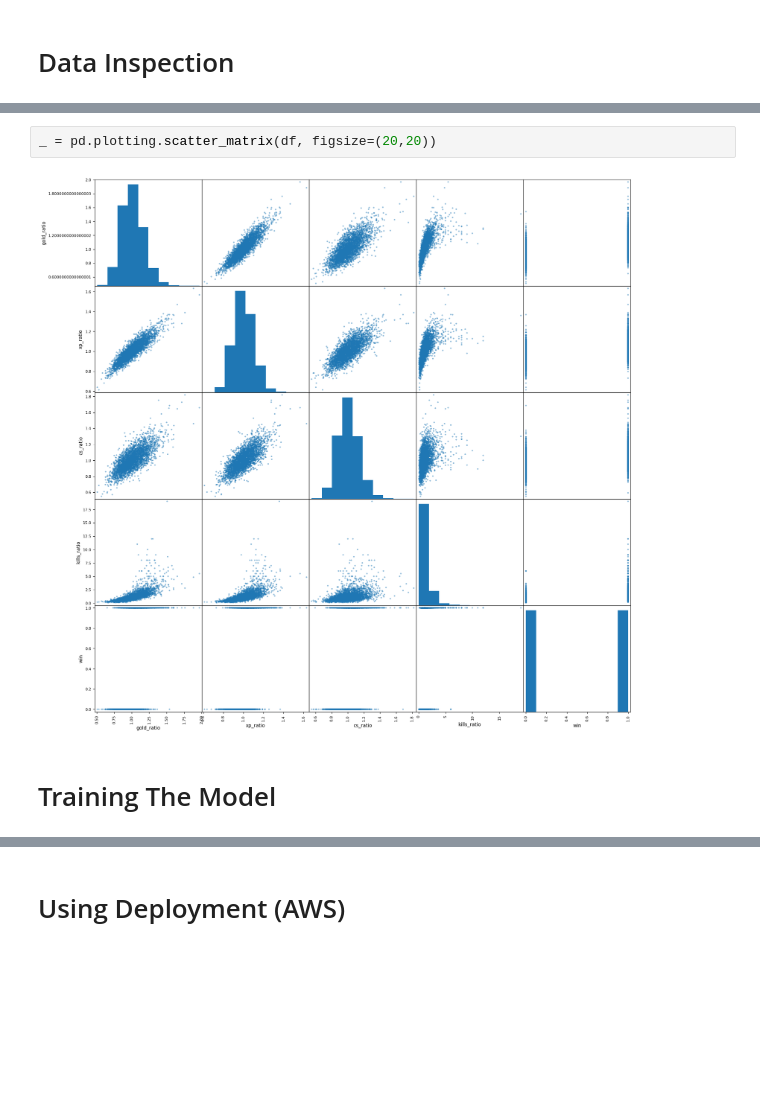
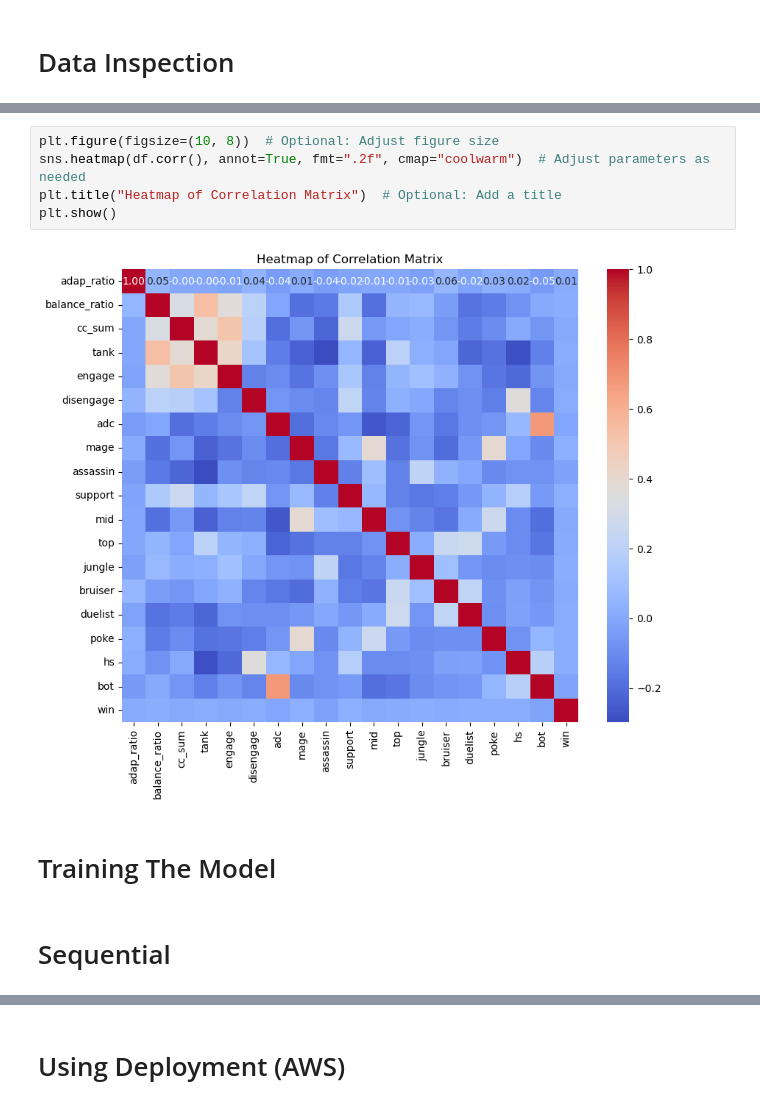
Before and after one commit to mensunw/Game_Outcome_Predictor, a Jupyter notebook: model/main.ipynb, the cells around one changed output, grey strips where cells are left out. Cells and saved outputs as stored; diff of their text form; blank space fills up the shorter version.

```diff
--- a/model/main.ipynb
+++ b/model/main.ipynb
@@ -209,9 +214,14 @@ df.describe()
 # %%
-_ = pd.plotting.scatter_matrix(df, figsize=(20,20))
+plt.figure(figsize=(10, 8))  # Optional: Adjust figure size
+sns.heatmap(df.corr(), annot=True, fmt=".2f", cmap="coolwarm")  # Adjust parameters as needed
+plt.title("Heatmap of Correlation Matrix")  # Optional: Add a title
+plt.show()
 # %% [output]
-[figure, old version]
+[figure, new version]
 # %% [markdown]
 # Training The Model
+# %% [markdown]
+# Sequential
 # %%
 # X = features
 X = df.drop('win', axis=1)
```
Also changed, not shown: parts of 15 cells of this notebook, 5 other files.
